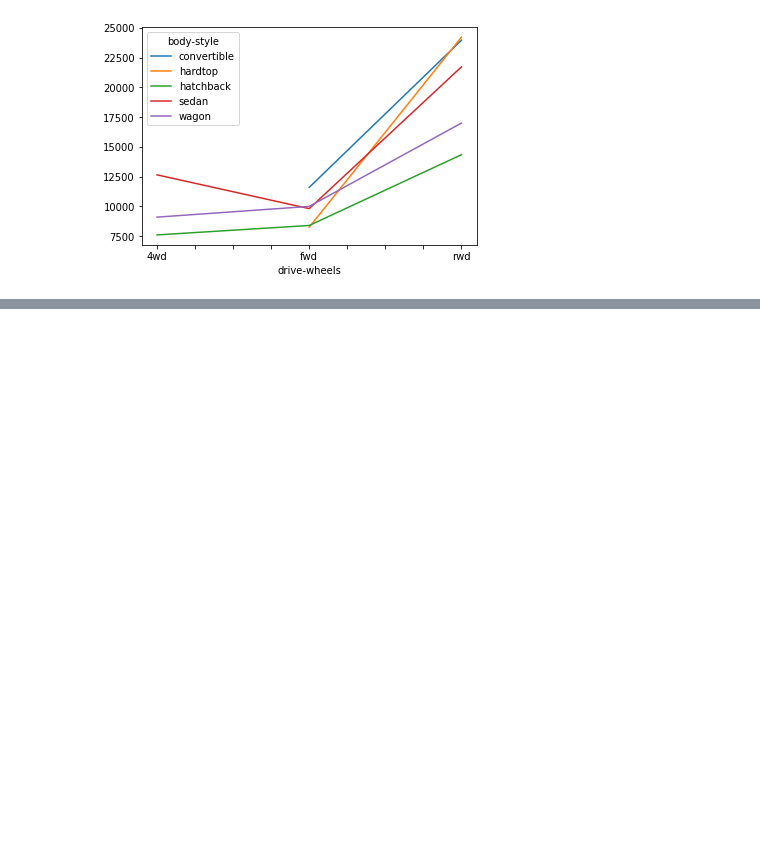
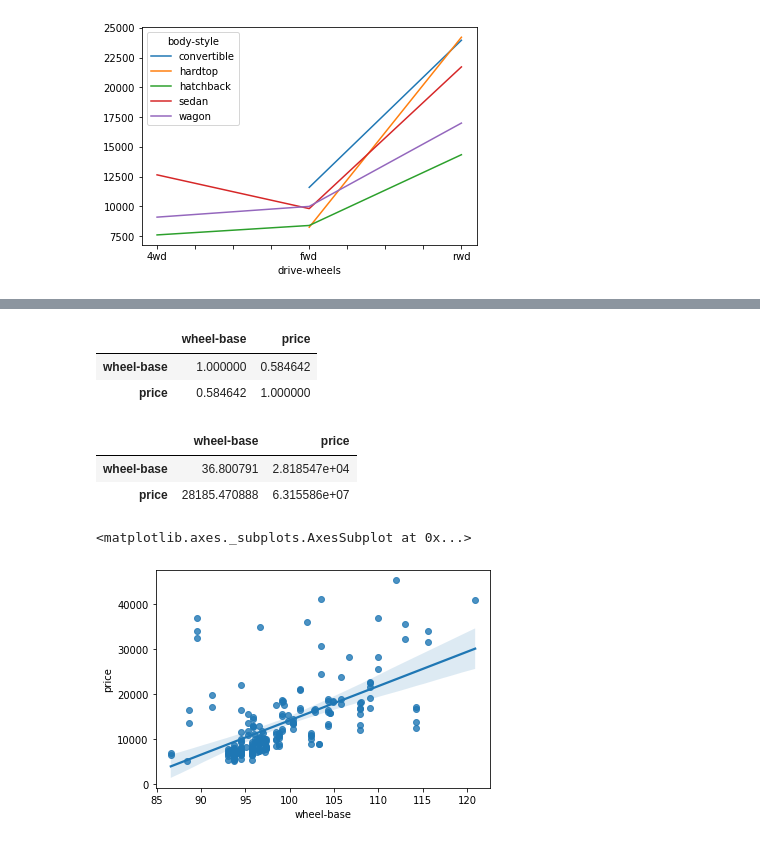
Before and after one commit to BharatXBhalla/Data-Analytics-CDAC, a Jupyter notebook: EDA/03_EDA_Descriptive_Analysis.ipynb, the cells around one changed output, grey strips where cells are left out. Drawn from its saved outputs; the diff is of its cells as text; code cells hidden in the pictures; blank space fills up the shorter version.

```diff
--- a/EDA/03_EDA_Descriptive_Analysis.ipynb
+++ b/EDA/03_EDA_Descriptive_Analysis.ipynb
@@ -388,0 +419,18 @@ pivot_table.plot()
+# %%
+dataset[["wheel-base","price"]].corr()
+# %% [output]
+|  | wheel-base | price |
+| wheel-base | 1.000000 | 0.584642 |
+| price | 0.584642 | 1.000000 |
+# %%
+dataset[["wheel-base","price"]].cov()
+# %% [output]
+|  | wheel-base | price |
+| wheel-base | 36.800791 | 2.818547e+04 |
+| price | 28185.470888 | 6.315586e+07 |
+# %%
+import seaborn as sns
+sns.regplot(x="wheel-base",y="price",data=dataset)
+# %% [output]
+<matplotlib.axes._subplots.AxesSubplot at 0x...>
+[figure, added]
```
Also changed, not shown: parts of 15 cells of this notebook.
